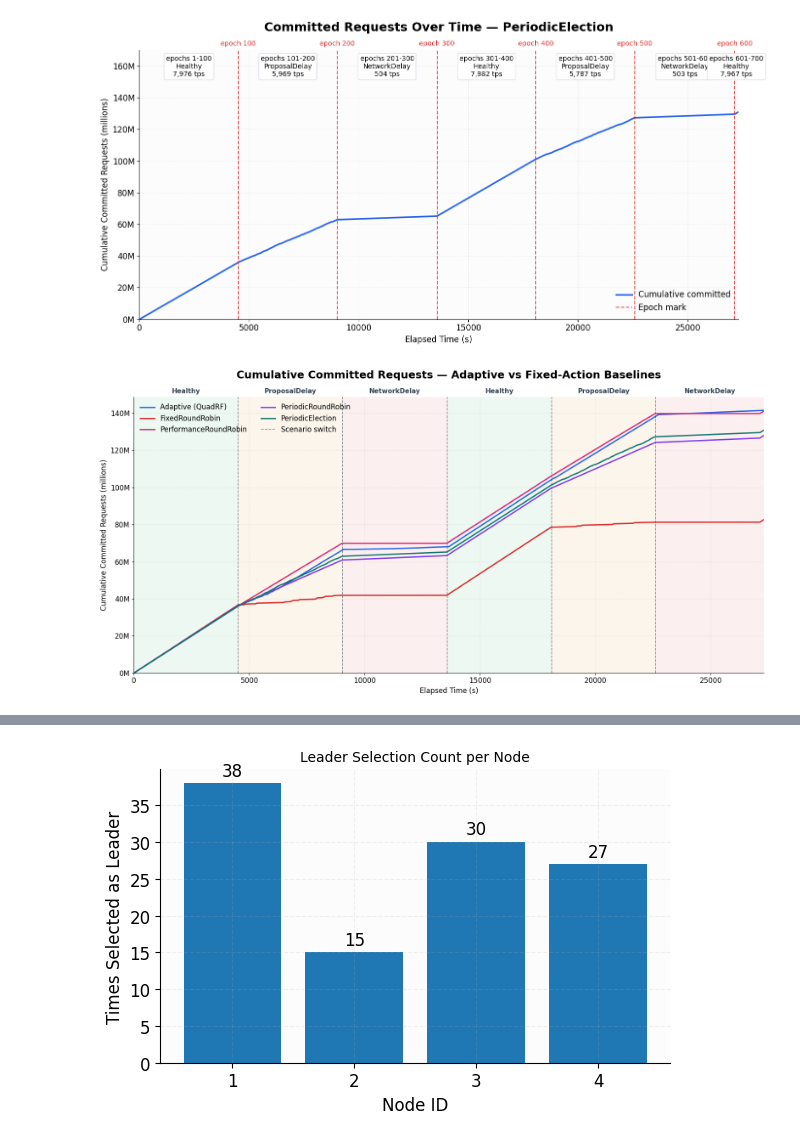
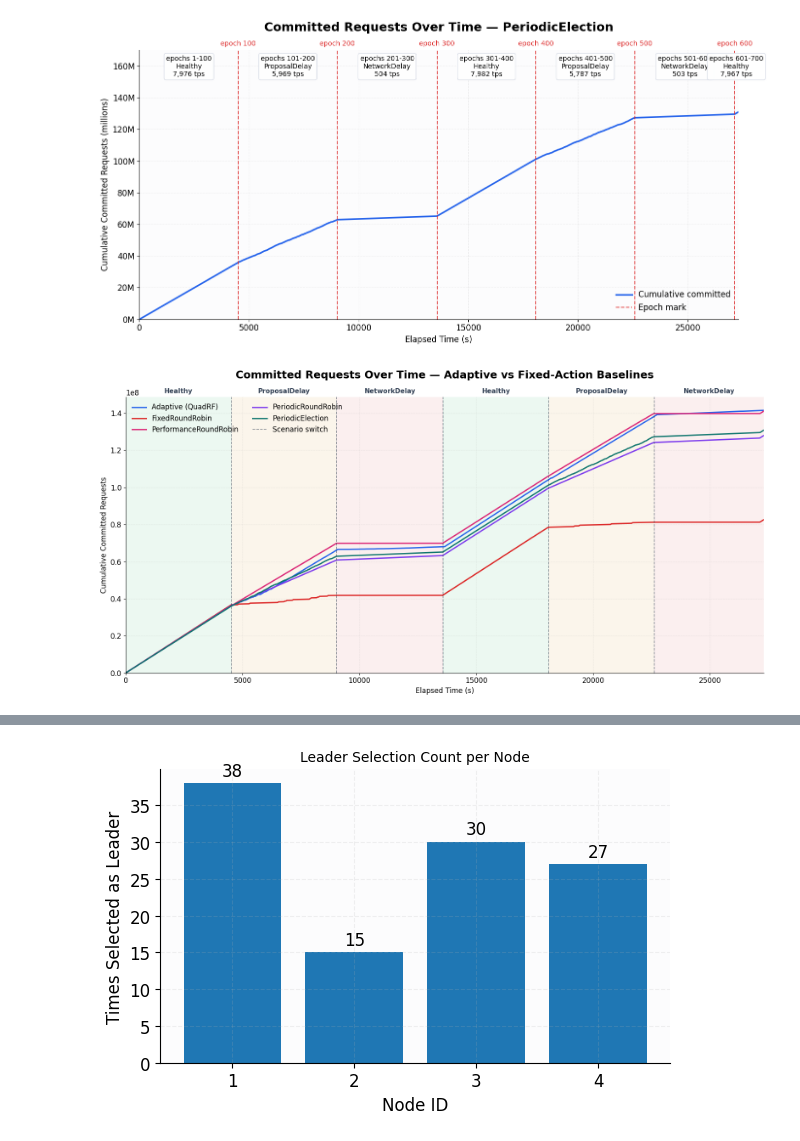
Before and after one commit to Michael112233/pbft, a Jupyter notebook: plot_tps_series.ipynb, the cells around one changed output, grey strips where cells are left out. Drawn from its saved outputs; the diff is of its cells as text; code cells hidden in the pictures.

```diff
--- a/plot_tps_series.ipynb
+++ b/plot_tps_series.ipynb
@@ -387,7 +387,7 @@ plt.show()
 # %%
 # Cumulative committed requests with epoch marks and per-scenario window average — FixedRoundRobin (fixedrr_20260922_014036)
 # Epoch marks come from the "scenario switch gen=N" lines in node_1.log (UTC).
-json_path = Path("results/fixedrr_20260922_014036/report.json")
+json_path = Path("data_baselines/fixedrr_20260922_014036/report.json")
 assert json_path.exists(), f"Missing file: {json_path.resolve()}"
 with json_path.open() as f:
     raw_fixed = json.load(f)
@@ -464,7 +464,7 @@ plt.show()
 # %%
 # Cumulative committed requests with epoch marks and per-scenario window average — PerformanceRoundRobin (perfrr_20260922_014143)
 # Epoch marks come from the "scenario switch gen=N" lines in node_1.log (UTC).
-json_path = Path("results/perfrr_20260922_014143/report.json")
+json_path = Path("data_baselines/perfrr_20260922_014143/report.json")
 assert json_path.exists(), f"Missing file: {json_path.resolve()}"
 with json_path.open() as f:
     raw_perf = json.load(f)
@@ -541,7 +541,7 @@ plt.show()
 # %%
 # Cumulative committed requests with epoch marks and per-scenario window average — PeriodicRoundRobin (periodicrr_20260922_014117)
 # Epoch marks come from the "scenario switch gen=N" lines in node_1.log (UTC).
-json_path = Path("results/periodicrr_20260922_014117/report.json")
+json_path = Path("data_baselines/periodicrr_20260922_014117/report.json")
 assert json_path.exists(), f"Missing file: {json_path.resolve()}"
 with json_path.open() as f:
     raw_periodic = json.load(f)
@@ -618,7 +618,7 @@ plt.show()
 # %%
 # Cumulative committed requests with epoch marks and per-scenario window average — PeriodicElection (periodicelection_20260922_014129)
 # Epoch marks come from the "scenario switch gen=N" lines in node_1.log (UTC).
-json_path = Path("results/periodicelection_20260922_014129/report.json")
+json_path = Path("data_baselines/periodicelection_20260922_014129/report.json")
 assert json_path.exists(), f"Missing file: {json_path.resolve()}"
 with json_path.open() as f:
     raw_periodicelection = json.load(f)
@@ -701,31 +701,31 @@ plt.show()
 combined_datasets = [
     dict(
         label="Adaptive (QuadRF)",
-        json_path=Path("results/results/run2new_20260920_011708/report.json"),
+        json_path=Path("data_baselines/results/run2new_20260920_011708/report.json"),
         color="#2563EB",
         switch_ts=["2026-09-20 02:32:49.208910", "2026-09-20 03:48:30.282941", "2026-09-20 05:04:46.391492", "2026-09-20 06:20:27.785521", "2026-09-20 07:36:09.262274"],
     ),
     dict(
         label="FixedRoundRobin",
-        json_path=Path("results/fixedrr_20260922_014036/report.json"),
+        json_path=Path("data_baselines/fixedrr_20260922_014036/report.json"),
         color="#DC2626",
         switch_ts=["2026-09-22 02:55:54.068521", "2026-09-22 04:11:04.307229", "2026-09-22 05:26:49.055385", "2026-09-22 06:41:59.511526", "2026-09-22 07:57:09.814760"],
     ),
     dict(
         label="PerformanceRoundRobin",
-        json_path=Path("results/perfrr_20260922_014143/report.json"),
+        json_path=Path("data_baselines/perfrr_20260922_014143/report.json"),
         color="#DB2777",
         switch_ts=["2026-09-22 02:57:01.140487", "2026-09-22 04:12:11.504616", "2026-09-22 05:27:59.168365", "2026-09-22 06:43:09.583775", "2026-09-22 07:58:19.934677"],
     ),
     dict(
         label="PeriodicRoundRobin",
-        json_path=Path("results/periodicrr_20260922_014117/report.json"),
+        json_path=Path("data_baselines/periodicrr_20260922_014117/report.json"),
         color="#7C3AED",
         switch_ts=["2026-09-22 02:56:35.414048", "2026-09-22 04:11:45.775652", "2026-09-22 05:27:29.884487", "2026-09-22 06:42:40.203517", "2026-09-22 07:57:50.547298"],
     ),
     dict(
         label="PeriodicElection",
-        json_path=Path("results/periodicelection_20260922_014129/report.json"),
+        json_path=Path("data_baselines/periodicelection_20260922_014129/report.json"),
         color="#0F766E",
         switch_ts=["2026-09-22 02:56:46.689809", "2026-09-22 04:11:57.011982", "2026-09-22 05:27:45.705925", "2026-09-22 06:42:56.014182", "2026-09-22 07:58:06.318154"],
     ),
@@ -752,34 +752,34 @@ for spec in combined_datasets:
 epoch_marks_combined = [sum(vals) / len(vals) for vals in zip(*all_marks)]
 combined_end_sec = min(f["end_sec"] for f in combined_frames)
 combined_edges = [0.0] + epoch_marks_combined + [combined_end_sec]
 
 fig, ax = plt.subplots(figsize=(16, 8))
 
 for name, (t0, t1) in zip(scenario_names_combined, zip(combined_edges[:-1], combined_edges[1:])):
     ax.axvspan(t0, t1, color=scenario_bg_combined[name], alpha=0.07, linewidth=0)
 
 for frame in combined_frames:
     ax.plot(frame["cum_df"]["elapsed_sec"], frame["cum_df"]["committed_total"],
             color=frame["color"], linewidth=2.2, label=frame["label"])
 
 for i, t in enumerate(epoch_marks_combined):
     ax.axvline(t, color="#334155", linestyle="--", linewidth=1.2, alpha=0.6,
                label="Scenario switch" if i == 0 else None)
 
 for name, (t0, t1) in zip(scenario_names_combined, zip(combined_edges[:-1], combined_edges[1:])):
     mid = (t0 + t1) / 2
     ax.text(mid, 1.01, name, transform=ax.get_xaxis_transform(), ha="center", va="bottom",
             fontsize=11, weight="bold", color="#334155")
 
-ax.set_title("Cumulative Committed Requests — Adaptive vs Fixed-Action Baselines", fontsize=18, weight="bold", pad=32)
+ax.set_title("Committed Requests Over Time — Adaptive vs Fixed-Action Baselines", fontsize=18, weight="bold", pad=32)
 ax.set_xlabel("Elapsed Time (s)")
-ax.set_ylabel("Cumulative Committed Requests (millions)")
+ax.set_ylabel("Cumulative Committed Requests")
 ax.set_xlim(0, combined_end_sec)
 ax.set_ylim(bottom=0)
-ax.yaxis.set_major_formatter(plt.FuncFormatter(lambda value, _: f"{value / 1e6:g}M"))
+ax.ticklabel_format(axis="y", style="sci", scilimits=(0, 0))
 ax.legend(loc="upper left", frameon=False, ncol=2)
 
 plt.tight_layout()
 plt.show()
 # %% [output]
-[figure, old version]
+[figure, new version]
```
Also changed, not shown: parts of 5 cells of this notebook, 9 other files.
